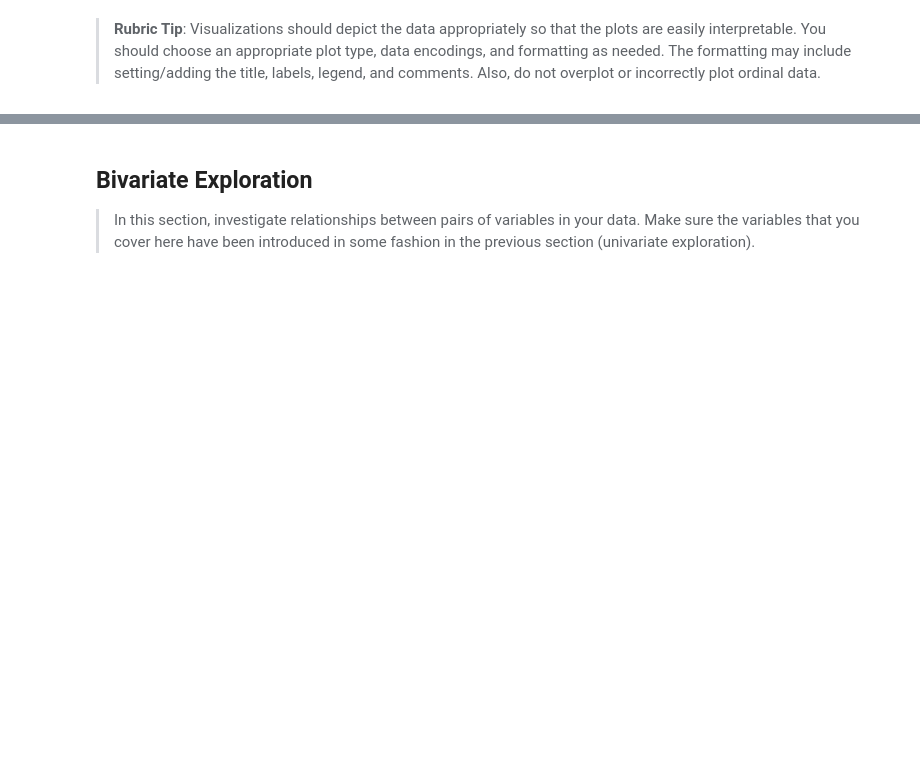
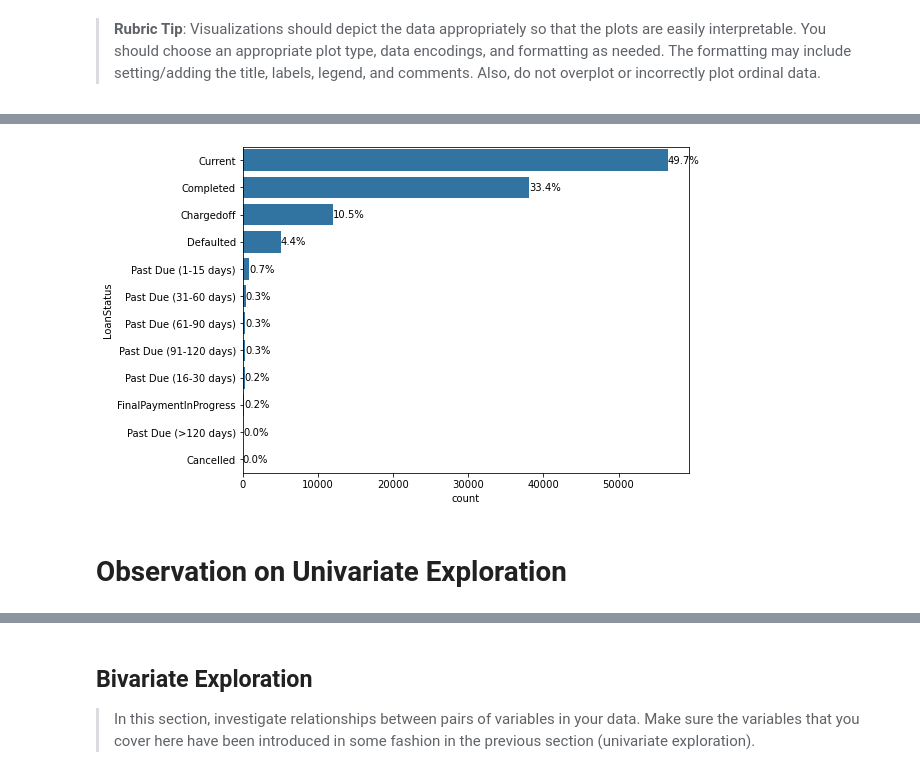
Before and after one commit to skevin-dev/communicate-data-findings, a Jupyter notebook: Notebooks/Part_I_exploration_data_analysis.ipynb, the cells around one changed output, grey strips where cells are left out. Saved outputs shown, nothing was run; the diff lists cells and outputs as text; code cells hidden in the pictures; blank space fills up the shorter version.

```diff
--- a/Notebooks/Part_I_exploration_data_analysis.ipynb
+++ b/Notebooks/Part_I_exploration_data_analysis.ipynb
@@ -220,0 +243,13 @@ it can be seen that, two variables are properly visualized. we can cleary see th
+# %%
+plt.figure(figsize=(8,6))
+sb.countplot(data=df_used_cols,y='LoanStatus',color=sb.color_palette()[0],order=df_used_cols.LoanStatus.value_counts().index);
+
+for i in range(df_used_cols.LoanStatus.value_counts().shape[0]):
+    count = df_used_cols.LoanStatus.value_counts()[i]
+    n_loan_status = df_used_cols['LoanStatus'].value_counts().sum()
+    p_string = '{:0.1f}%'.format(100*count/n_loan_status)
+    plt.text(count, i, p_string, va='center')
+# %% [output]
+[figure, added]
+# %% [markdown]
+# Observation on Univariate Exploration
```
Also changed, not shown: parts of 8 cells of this notebook.
